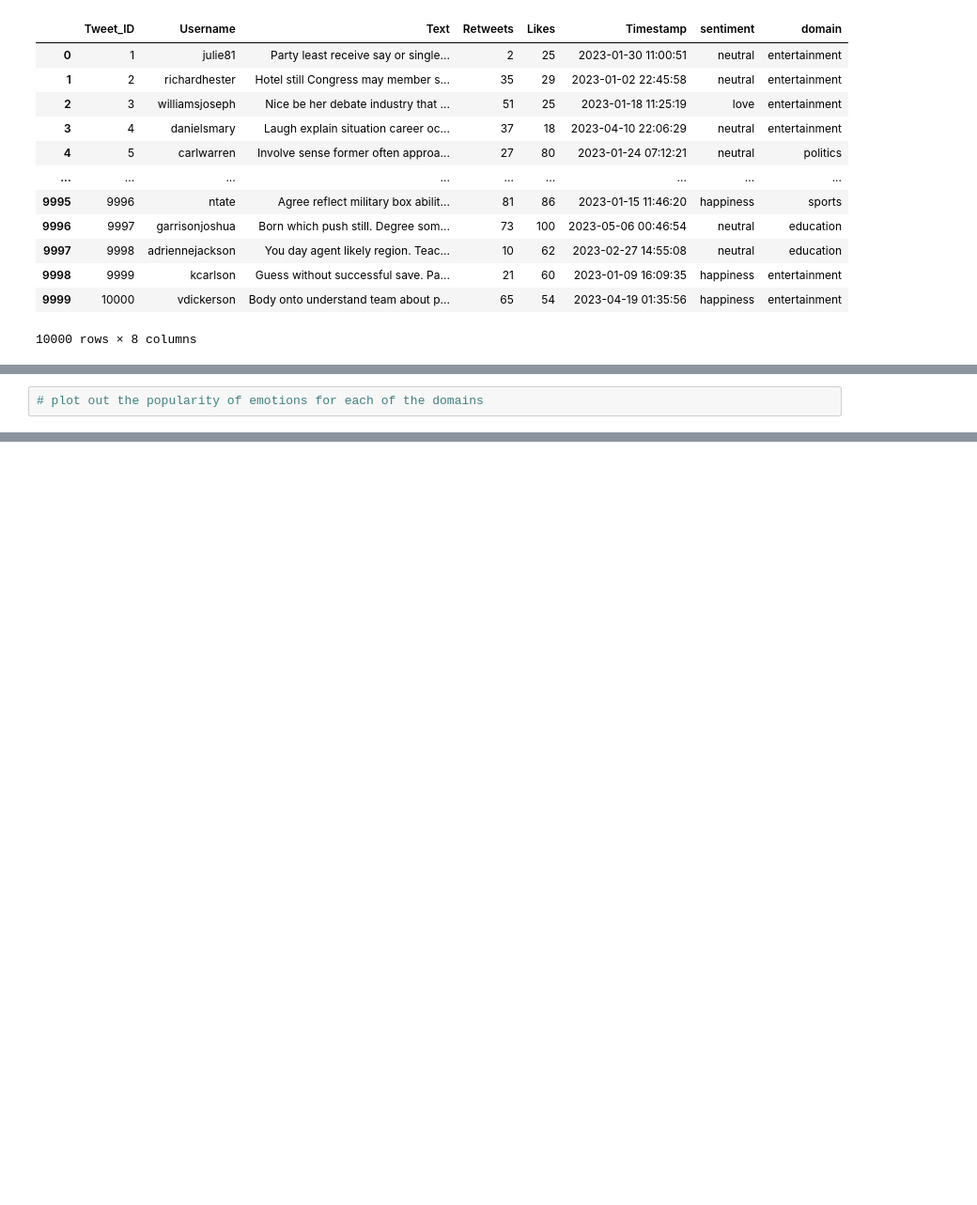
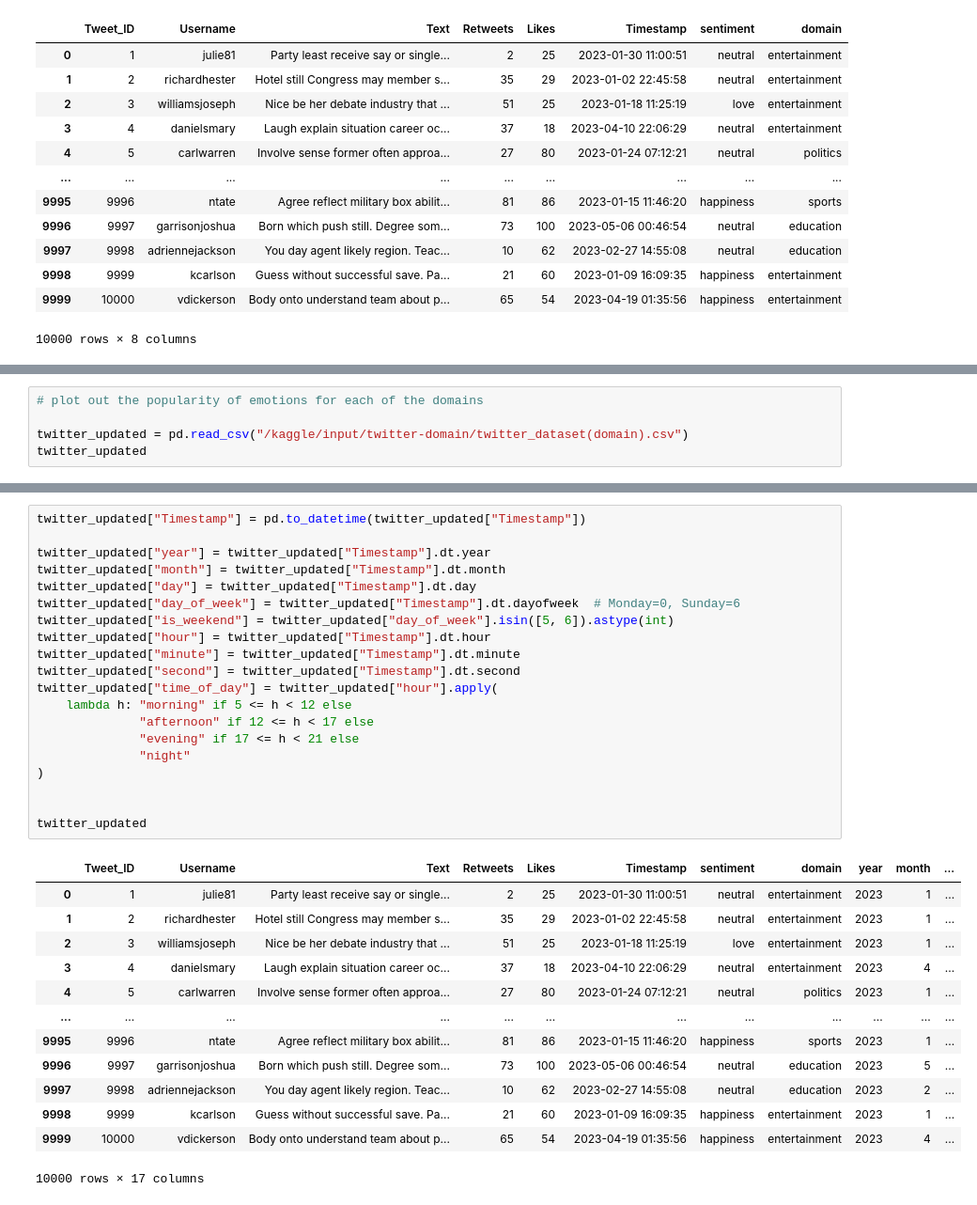
Before and after one commit to arundhatisingh17/Stock-Sentiment-Analysis, a Jupyter notebook: stock-prices-sentiment.ipynb, the cells around one changed output, grey strips where cells are left out. Shown at 94% size. Saved outputs shown, nothing was run; the diff lists cells and outputs as text; blank space fills up the shorter version.

```diff
--- a/stock-prices-sentiment.ipynb
+++ b/stock-prices-sentiment.ipynb
@@ -146,2 +145,5 @@ twitter_dataset = pd.read_csv("/kaggle/working/twitter_dataset(domain).csv")
 # %%
 # plot out the popularity of emotions for each of the domains
+
+twitter_updated = pd.read_csv("/kaggle/input/twitter-domain/twitter_dataset(domain).csv")
+twitter_updated
@@ -154,0 +241,34 @@ twitter_dataset = pd.read_csv("/kaggle/working/twitter_dataset(domain).csv")
+# %%
+twitter_updated["Timestamp"] = pd.to_datetime(twitter_updated["Timestamp"])
+
+twitter_updated["year"] = twitter_updated["Timestamp"].dt.year
+twitter_updated["month"] = twitter_updated["Timestamp"].dt.month
+twitter_updated["day"] = twitter_updated["Timestamp"].dt.day
+twitter_updated["day_of_week"] = twitter_updated["Timestamp"].dt.dayofweek  # Monday=0, Sunday=6
+twitter_updated["is_weekend"] = twitter_updated["day_of_week"].isin([5, 6]).astype(int)
+twitter_updated["hour"] = twitter_updated["Timestamp"].dt.hour
+twitter_updated["minute"] = twitter_updated["Timestamp"].dt.minute
+twitter_updated["second"] = twitter_updated["Timestamp"].dt.second
+twitter_updated["time_of_day"] = twitter_updated["hour"].apply(
+    lambda h: "morning" if 5 <= h < 12 else
+              "afternoon" if 12 <= h < 17 else
+              "evening" if 17 <= h < 21 else
+              "night"
+)
+
+
+twitter_updated
+# %% [output]
+|  | Tweet_ID | Username | Text | Retweets | Likes | Timestamp | sentiment | domain | year | month | ... |
+| 0 | 1 | julie81 | Party least receive say or single... | 2 | 25 | 2023-01-30 11:00:51 | neutral | entertainment | 2023 | 1 | ... |
+| 1 | 2 | richardhester | Hotel still Congress may member s... | 35 | 29 | 2023-01-02 22:45:58 | neutral | entertainment | 2023 | 1 | ... |
+| 2 | 3 | williamsjoseph | Nice be her debate industry that ... | 51 | 25 | 2023-01-18 11:25:19 | love | entertainment | 2023 | 1 | ... |
+| 3 | 4 | danielsmary | Laugh explain situation career oc... | 37 | 18 | 2023-04-10 22:06:29 | neutral | entertainment | 2023 | 4 | ... |
+| 4 | 5 | carlwarren | Involve sense former often approa... | 27 | 80 | 2023-01-24 07:12:21 | neutral | politics | 2023 | 1 | ... |
+| ... | ... | ... | ... | ... | ... | ... | ... | ... | ... | ... | ... |
+| 9995 | 9996 | ntate | Agree reflect military box abilit... | 81 | 86 | 2023-01-15 11:46:20 | happiness | sports | 2023 | 1 | ... |
+| 9996 | 9997 | garrisonjoshua | Born which push still. Degree som... | 73 | 100 | 2023-05-06 00:46:54 | neutral | education | 2023 | 5 | ... |
+| 9997 | 9998 | adriennejackson | You day agent likely region. Teac... | 10 | 62 | 2023-02-27 14:55:08 | neutral | education | 2023 | 2 | ... |
+| 9998 | 9999 | kcarlson | Guess without successful save. Pa... | 21 | 60 | 2023-01-09 16:09:35 | happiness | entertainment | 2023 | 1 | ... |
+| 9999 | 10000 | vdickerson | Body onto understand team about p... | 65 | 54 | 2023-04-19 01:35:56 | happiness | entertainment | 2023 | 4 | ... |
+10000 rows × 17 columns
```
Also changed, not shown: parts of 28 cells of this notebook.
